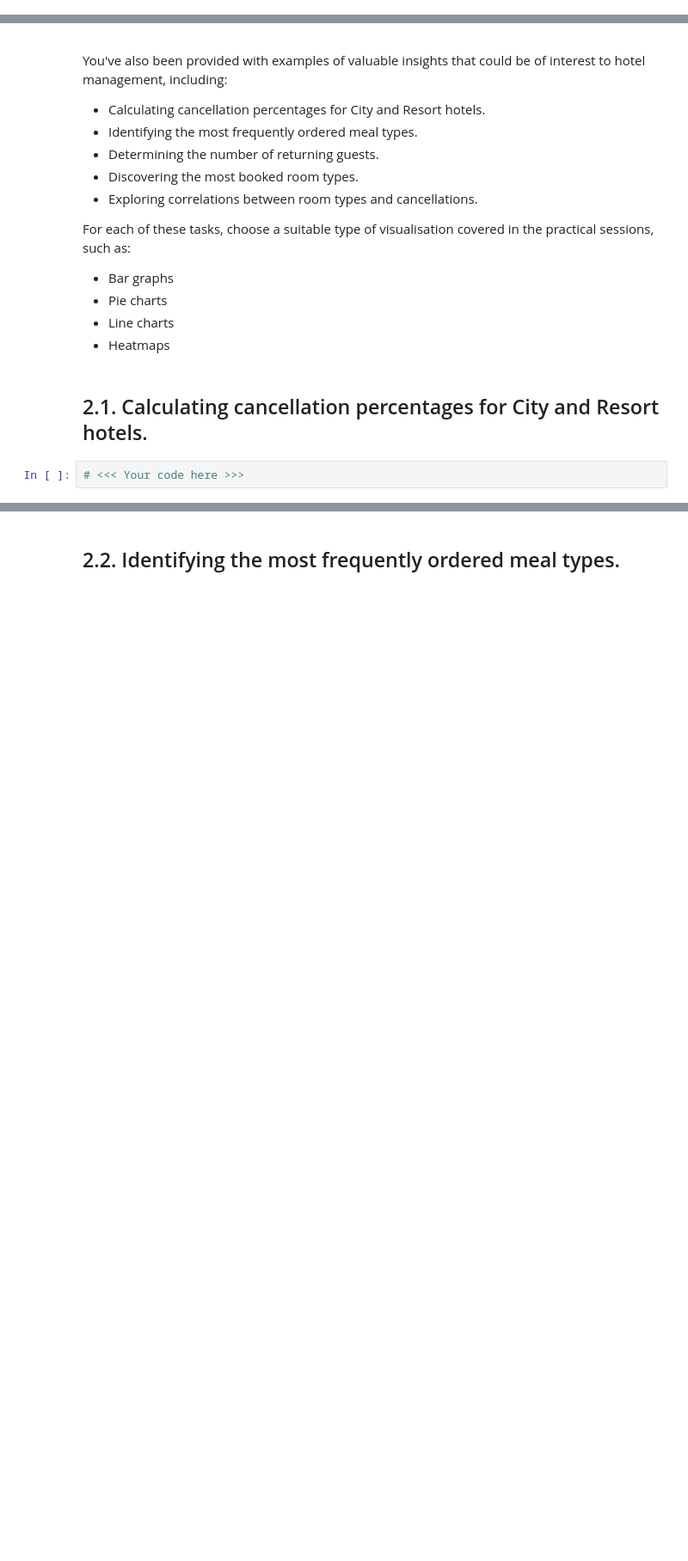
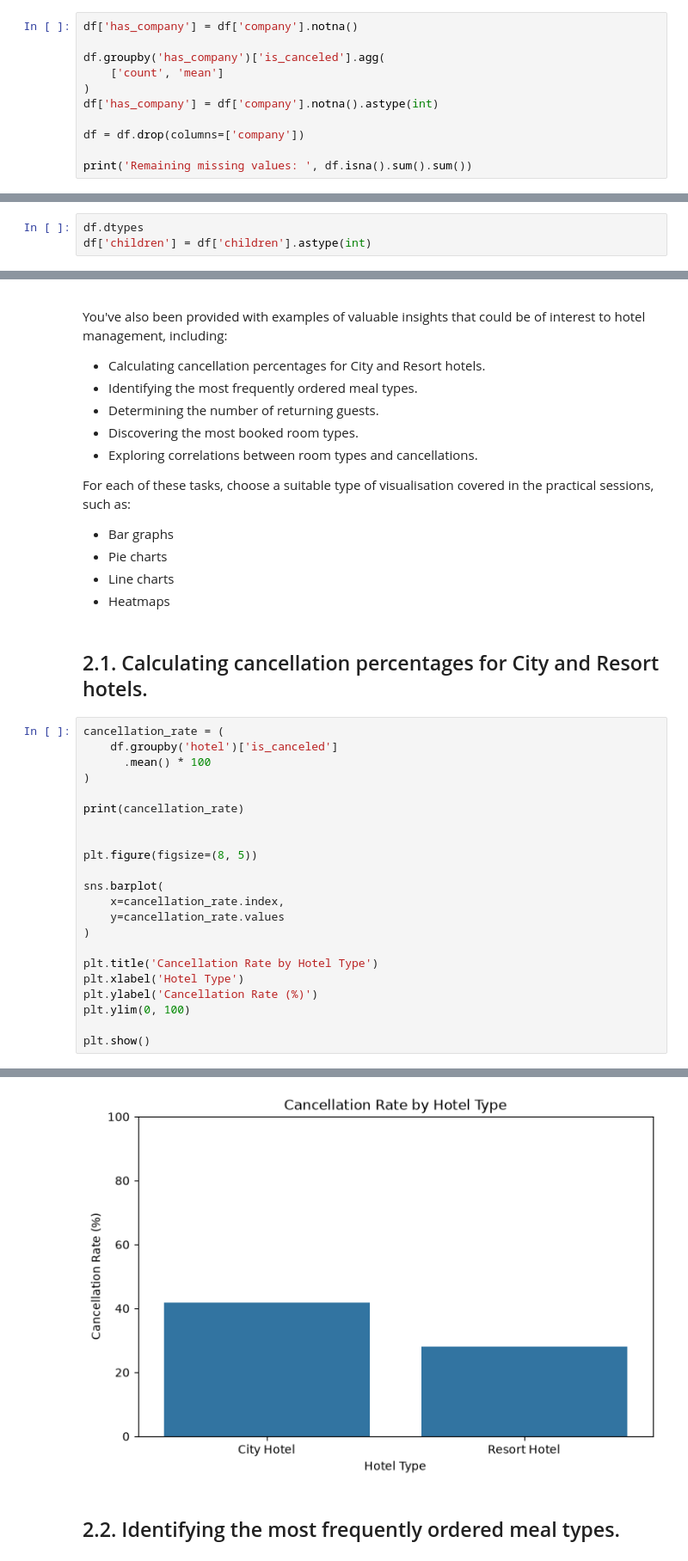
Before and after one commit to harry-533/Data-Driven-AI-Uni-, a Jupyter notebook: Assignment/Coursework1_template.ipynb, the cells around one changed output, grey strips where cells are left out. Shown at 86% size. Saved outputs shown, nothing was run; the diff lists cells and outputs as text; blank space fills up the shorter version.

```diff
--- a/Assignment/Coursework1_template.ipynb
+++ b/Assignment/Coursework1_template.ipynb
@@ -110,0 +117,11 @@ dtype: int64
+# %%
+df['has_company'] = df['company'].notna()
+
+df.groupby('has_company')['is_canceled'].agg(
+    ['count', 'mean']
+)
+df['has_company'] = df['company'].notna().astype(int)
+
+df = df.drop(columns=['company'])
+
+print('Remaining missing values: ', df.isna().sum().sum())
@@ -222,3 +264,6 @@ required_car_parking_spaces
 ## 1.3 Column data type conversion (5%)
 
 All necessary columns should be correctly converted to appropriate data types.
+# %%
+df.dtypes
+df['children'] = df['children'].astype(int)
@@ -250,5 +313,26 @@ the practical sessions, such as:
 * Heatmaps
 # %% [markdown]
 ## 2.1. Calculating cancellation percentages for City and Resort hotels.
-# %%
-# <<< Your code here >>>
+# %%
+cancellation_rate = (
+    df.groupby('hotel')['is_canceled']
+      .mean() * 100
+)
+
+print(cancellation_rate)
+
+
+plt.figure(figsize=(8, 5))
+
+sns.barplot(
+    x=cancellation_rate.index,
+    y=cancellation_rate.values
+)
+
+plt.title('Cancellation Rate by Hotel Type')
+plt.xlabel('Hotel Type')
+plt.ylabel('Cancellation Rate (%)')
+plt.ylim(0, 100)
+
+plt.show()
+# %% [output]
@@ -255,2 +343,3 @@ the practical sessions, such as:
+[figure, added]
 # %% [markdown]
 ## 2.2. Identifying the most frequently ordered meal types.
```
Also changed, not shown: parts of 25 cells of this notebook.
